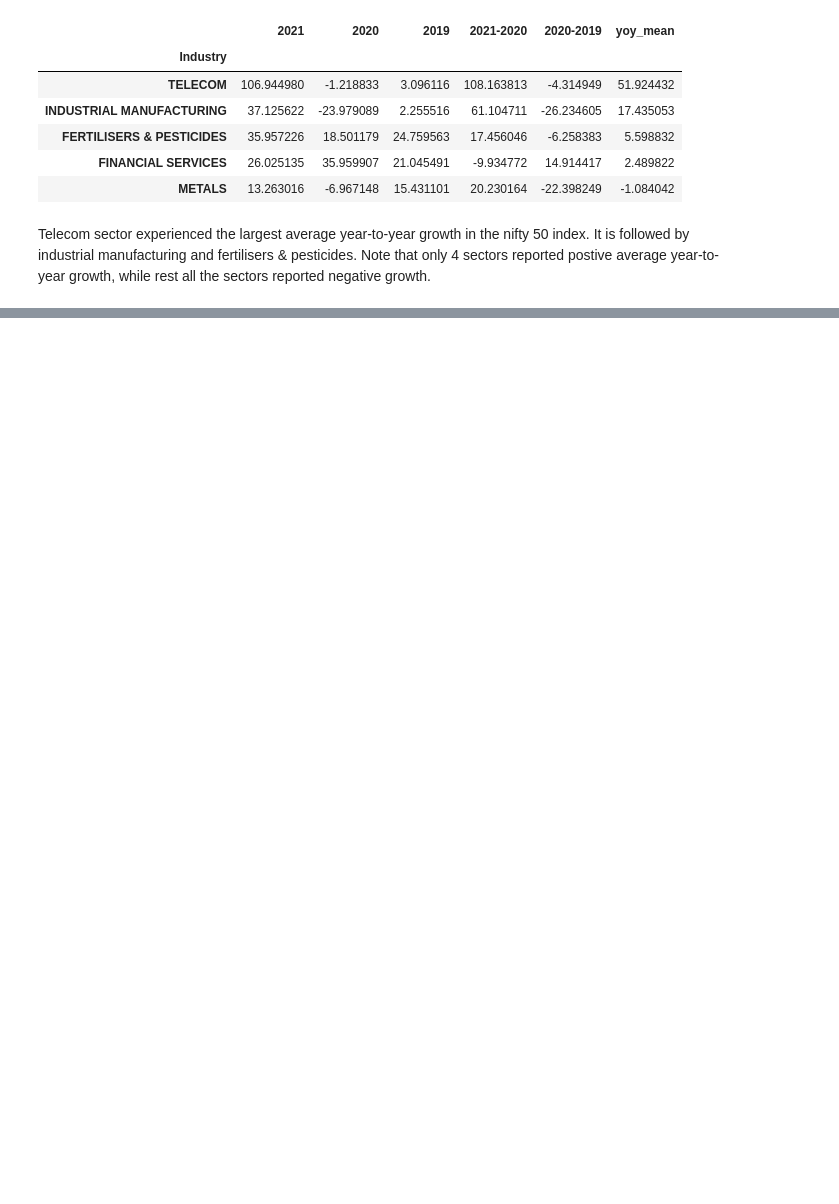
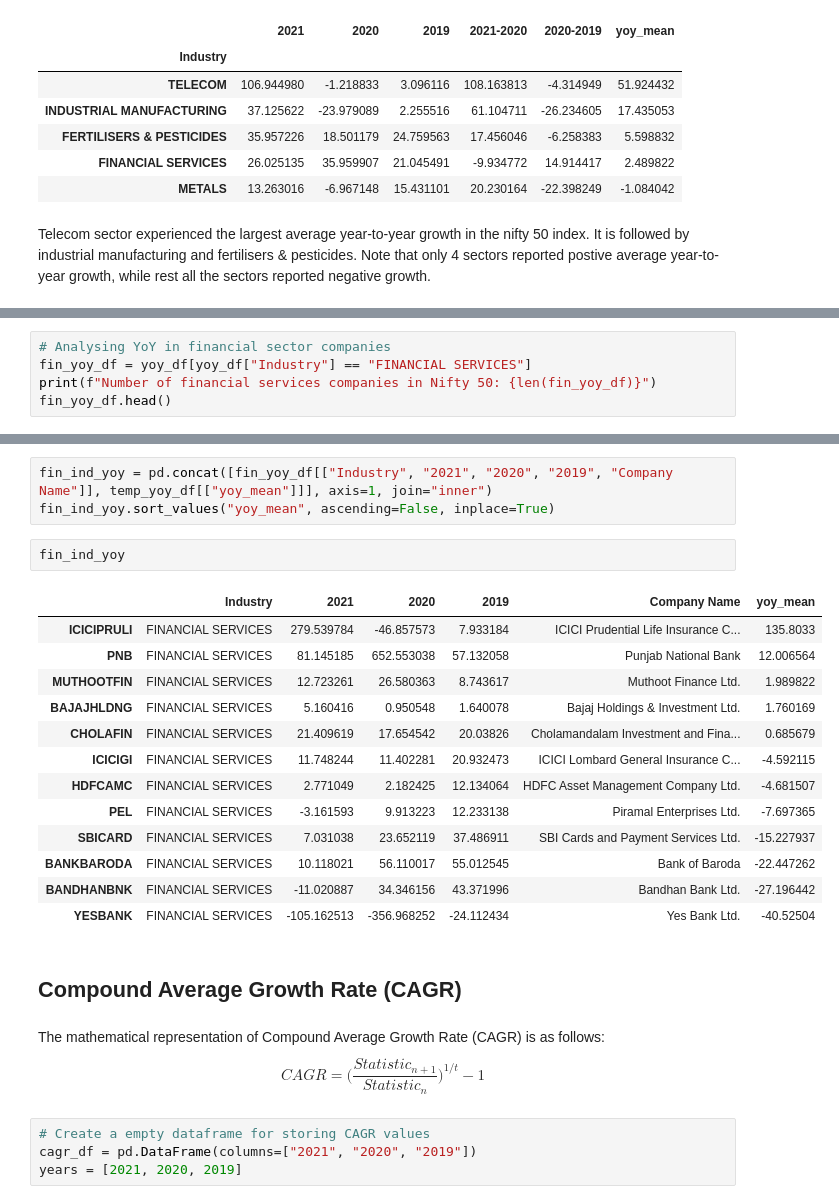
Before and after one commit to patilpushkarp/finearn, a Jupyter notebook: growth.ipynb, the cells around one changed output, grey strips where cells are left out. Cells and saved outputs as stored; diff of their text form; blank space fills up the shorter version.

Commit message:
Updated growth notebook

```diff
--- a/growth.ipynb
+++ b/growth.ipynb
@@ -156,0 +179,5 @@ VBox(children=(Dropdown(description='Sector', options=('TELECOM', 'INDUSTRIAL MA
+# %%
+# Analysing YoY in financial sector companies
+fin_yoy_df = yoy_df[yoy_df["Industry"] == "FINANCIAL SERVICES"]
+print(f"Number of financial services companies in Nifty 50: {len(fin_yoy_df)}")
+fin_yoy_df.head()
@@ -156,0 +192,30 @@ VBox(children=(Dropdown(description='Sector', options=('TELECOM', 'INDUSTRIAL MA
+# %%
+fin_ind_yoy = pd.concat([fin_yoy_df[["Industry", "2021", "2020", "2019", "Company Name"]], temp_yoy_df[["yoy_mean"]]], axis=1, join="inner")
+fin_ind_yoy.sort_values("yoy_mean", ascending=False, inplace=True)
+# %%
+fin_ind_yoy
+# %% [output]
+|  | Industry | 2021 | 2020 | 2019 | Company Name | yoy_mean |
+| ICICIPRULI | FINANCIAL SERVICES | 279.539784 | -46.857573 | 7.933184 | ICICI Prudential Life Insurance C... | 135.8033 |
+| PNB | FINANCIAL SERVICES | 81.145185 | 652.553038 | 57.132058 | Punjab National Bank | 12.006564 |
+| MUTHOOTFIN | FINANCIAL SERVICES | 12.723261 | 26.580363 | 8.743617 | Muthoot Finance Ltd. | 1.989822 |
+| BAJAJHLDNG | FINANCIAL SERVICES | 5.160416 | 0.950548 | 1.640078 | Bajaj Holdings & Investment Ltd. | 1.760169 |
+| CHOLAFIN | FINANCIAL SERVICES | 21.409619 | 17.654542 | 20.03826 | Cholamandalam Investment and Fina... | 0.685679 |
+| ICICIGI | FINANCIAL SERVICES | 11.748244 | 11.402281 | 20.932473 | ICICI Lombard General Insurance C... | -4.592115 |
+| HDFCAMC | FINANCIAL SERVICES | 2.771049 | 2.182425 | 12.134064 | HDFC Asset Management Company Ltd. | -4.681507 |
+| PEL | FINANCIAL SERVICES | -3.161593 | 9.913223 | 12.233138 | Piramal Enterprises Ltd. | -7.697365 |
+| SBICARD | FINANCIAL SERVICES | 7.031038 | 23.652119 | 37.486911 | SBI Cards and Payment Services Ltd. | -15.227937 |
+| BANKBARODA | FINANCIAL SERVICES | 10.118021 | 56.110017 | 55.012545 | Bank of Baroda | -22.447262 |
+| BANDHANBNK | FINANCIAL SERVICES | -11.020887 | 34.346156 | 43.371996 | Bandhan Bank Ltd. | -27.196442 |
+| YESBANK | FINANCIAL SERVICES | -105.162513 | -356.968252 | -24.112434 | Yes Bank Ltd. | -40.52504 |
+# %% [markdown]
+## Compound Average Growth Rate (CAGR)
+# %% [markdown]
+The mathematical representation of Compound Average Growth Rate (CAGR) is as follows:
+$$
+CAGR = \bigg(\frac{Statistic_{n+1}}{Statistic_{n}}\bigg)^{1/t} - 1
+$$
+# %%
+# Create a empty dataframe for storing CAGR values
+cagr_df = pd.DataFrame(columns=["2021", "2020", "2019"])
+years = [2021, 2020, 2019]
```
Also changed, not shown: parts of 17 cells of this notebook.
